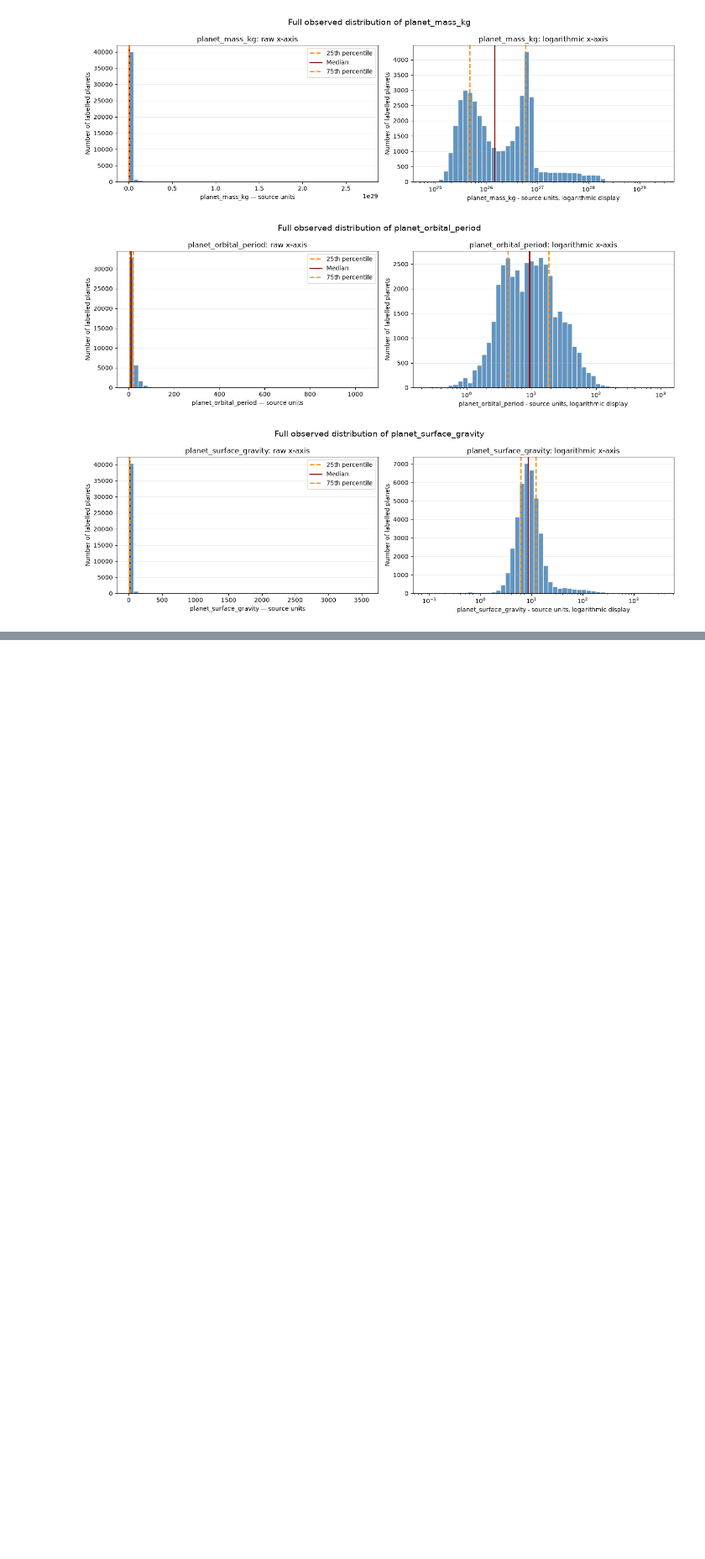
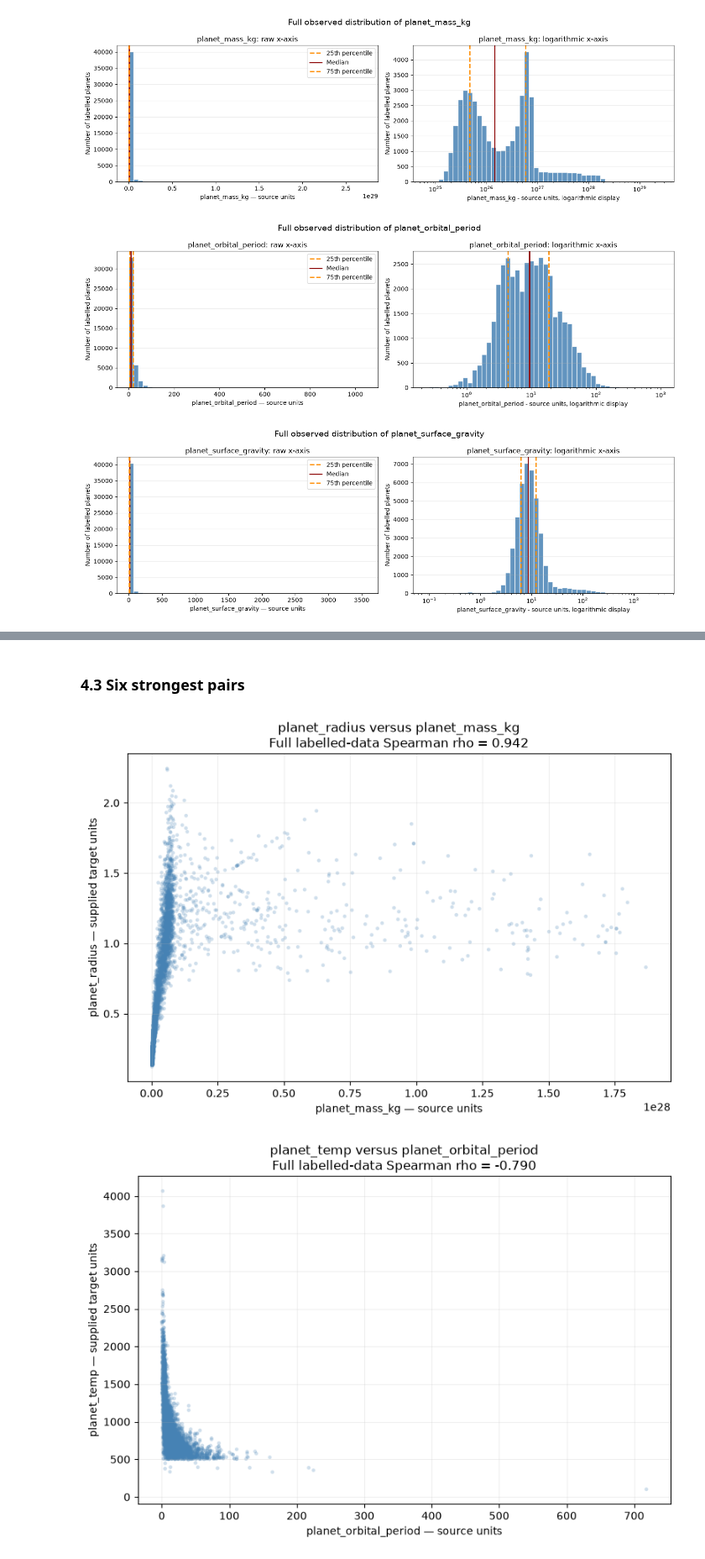
Before and after one commit to ajf12327/ADC2023-conformal-prediction, a Jupyter notebook: notebooks/02_EDA.ipynb, the cells around one changed output, grey strips where cells are left out. Shown at 84% size. Cells and saved outputs as stored; diff of their text form; code cells hidden in the pictures; blank space fills up the shorter version.

```diff
--- a/notebooks/02_EDA.ipynb
+++ b/notebooks/02_EDA.ipynb
@@ -971,0 +1207,43 @@ for feature_name in SKEWED_METADATA_FEATURES:
+# %% [markdown]
+### **4.3 Six strongest pairs**
+# %%
+SCATTER_SAMPLE_LIMIT = 5_000
+SCATTER_RANDOM_STATE = 42
+NUMBER_OF_PAIRS_TO_PLOT = 6
+
+scatter_sample_size = min(SCATTER_SAMPLE_LIMIT, len(labelled_analysis))
+
+scatter_sample = labelled_analysis.sample(
+    n=scatter_sample_size,
+    random_state=SCATTER_RANDOM_STATE,
+    replace=False)
+
+strongest_pairs = metadata_target_correlations.head(NUMBER_OF_PAIRS_TO_PLOT).copy()
+
+
+for pair in strongest_pairs.itertuples(index=False):
+    metadata_feature = pair.metadata_feature
+    target_name = pair.target
+    full_data_rho = pair.spearman_rho
+
+    fig, ax = plt.subplots(figsize=(8, 5.5))
+
+    ax.scatter(scatter_sample[metadata_feature],
+            scatter_sample[target_name],
+            s=12,
+            alpha=0.25,
+            color="steelblue",
+            edgecolors="none")
+
+    ax.set_xlabel(f"{metadata_feature} — source units")
+    ax.set_ylabel(f"{target_name} — supplied target units")
+    ax.set_title(f"{target_name} versus {metadata_feature}\n"
+        f"Full labelled-data Spearman rho = {full_data_rho:.3f}")
+    ax.grid(alpha=0.20)
+
+    fig.tight_layout()
+    plt.show()
+    plt.close(fig)
+# %% [output]
+[figure, added]
+[figure, added]
```
Also changed, not shown: parts of 10 cells of this notebook.
